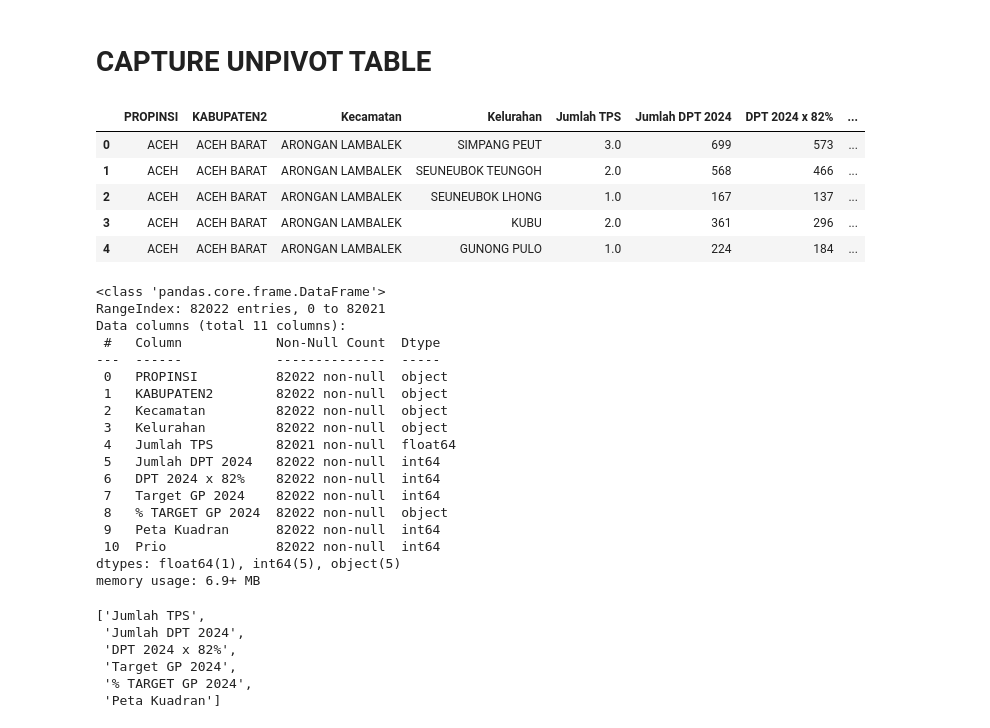
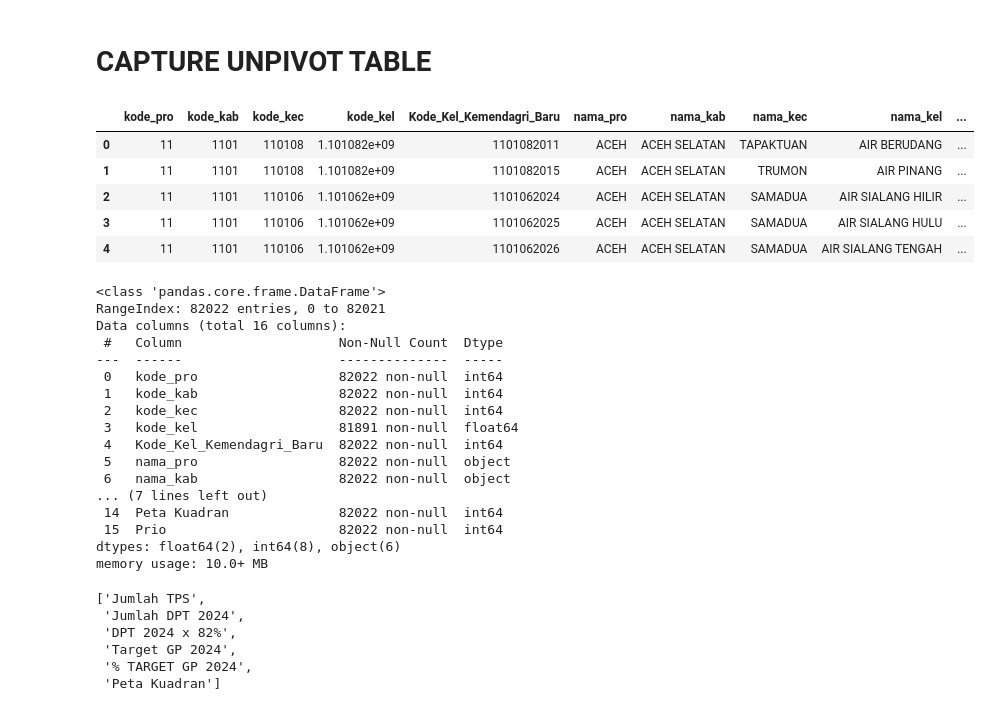
Before and after one commit to AgungPrawoto13/script_python, a Jupyter notebook: capture_data.ipynb, the cells around one changed output. Saved outputs shown, nothing was run; the diff lists cells and outputs as text; code cells hidden in the pictures.

```diff
--- a/capture_data.ipynb
+++ b/capture_data.ipynb
@@ -15,35 +18,34 @@ pd.set_option('display.max_rows',None, 'display.max_columns', None)
 # %% [markdown]
 # CAPTURE UNPIVOT TABLE
 # %%
-df_quadran = pd.read_csv('../quadran/target.csv')
+df_quadran = pd.read_csv('target_capture.csv')
 #target_pivot = df_quadran[['KABUPATEN/KOTA','Jumlah_DPT_2024','DPT_x_82%','TARGET_GP_2024','% TARGET_GP_2024']]
 df_quadran.head()
 # %% [output]
-|  | PROPINSI | KABUPATEN2 | Kecamatan | Kelurahan | Jumlah TPS | Jumlah DPT 2024 | DPT 2024 x 82% | ... |
-| 0 | ACEH | ACEH BARAT | ARONGAN LAMBALEK | SIMPANG PEUT | 3.0 | 699 | 573 | ... |
-| 1 | ACEH | ACEH BARAT | ARONGAN LAMBALEK | SEUNEUBOK TEUNGOH | 2.0 | 568 | 466 | ... |
-| 2 | ACEH | ACEH BARAT | ARONGAN LAMBALEK | SEUNEUBOK LHONG | 1.0 | 167 | 137 | ... |
-| 3 | ACEH | ACEH BARAT | ARONGAN LAMBALEK | KUBU | 2.0 | 361 | 296 | ... |
-| 4 | ACEH | ACEH BARAT | ARONGAN LAMBALEK | GUNONG PULO | 1.0 | 224 | 184 | ... |
+|  | kode_pro | kode_kab | kode_kec | kode_kel | Kode_Kel_Kemendagri_Baru | nama_pro | nama_kab | nama_kec | nama_kel | ... |
+| 0 | 11 | 1101 | 110108 | 1.101082e+09 | 1101082011 | ACEH | ACEH SELATAN | TAPAKTUAN | AIR BERUDANG | ... |
+| 1 | 11 | 1101 | 110108 | 1.101082e+09 | 1101082015 | ACEH | ACEH SELATAN | TRUMON | AIR PINANG | ... |
+| 2 | 11 | 1101 | 110106 | 1.101062e+09 | 1101062024 | ACEH | ACEH SELATAN | SAMADUA | AIR SIALANG HILIR | ... |
+| 3 | 11 | 1101 | 110106 | 1.101062e+09 | 1101062025 | ACEH | ACEH SELATAN | SAMADUA | AIR SIALANG HULU | ... |
+| 4 | 11 | 1101 | 110106 | 1.101062e+09 | 1101062026 | ACEH | ACEH SELATAN | SAMADUA | AIR SIALANG TENGAH | ... |
 # %%
 df_quadran.info()
 # %% [output]
 <class 'pandas.core.frame.DataFrame'>
 RangeIndex: 82022 entries, 0 to 82021
-Data columns (total 11 columns):
- #   Column            Non-Null Count  Dtype
----  ------            --------------  -----
- 0   PROPINSI          82022 non-null  object
- 1   KABUPATEN2        82022 non-null  object
- 2   Kecamatan         82022 non-null  object
- 3   Kelurahan         82022 non-null  object
- 4   Jumlah TPS        82021 non-null  float64
- 5   Jumlah DPT 2024   82022 non-null  int64
- 6   DPT 2024 x 82%    82022 non-null  int64
- 7   Target GP 2024    82022 non-null  int64
- 8   % TARGET GP 2024  82022 non-null  object
- 9   Peta Kuadran      82022 non-null  int64
- 10  Prio              82022 non-null  int64
-dtypes: float64(1), int64(5), object(5)
-memory usage: 6.9+ MB
+Data columns (total 16 columns):
+ #   Column                    Non-Null Count  Dtype
+---  ------                    --------------  -----
+ 0   kode_pro                  82022 non-null  int64
+ 1   kode_kab                  82022 non-null  int64
+ 2   kode_kec                  82022 non-null  int64
+ 3   kode_kel                  81891 non-null  float64
+ 4   Kode_Kel_Kemendagri_Baru  82022 non-null  int64
+ 5   nama_pro                  82022 non-null  object
+ 6   nama_kab                  82022 non-null  object
+... (7 lines left out)
+ 14  Peta Kuadran              82022 non-null  int64
+ 15  Prio                      82022 non-null  int64
+dtypes: float64(2), int64(8), object(6)
+memory usage: 10.0+ MB
 # %%
```
Also changed, not shown: parts of 10 cells of this notebook.
